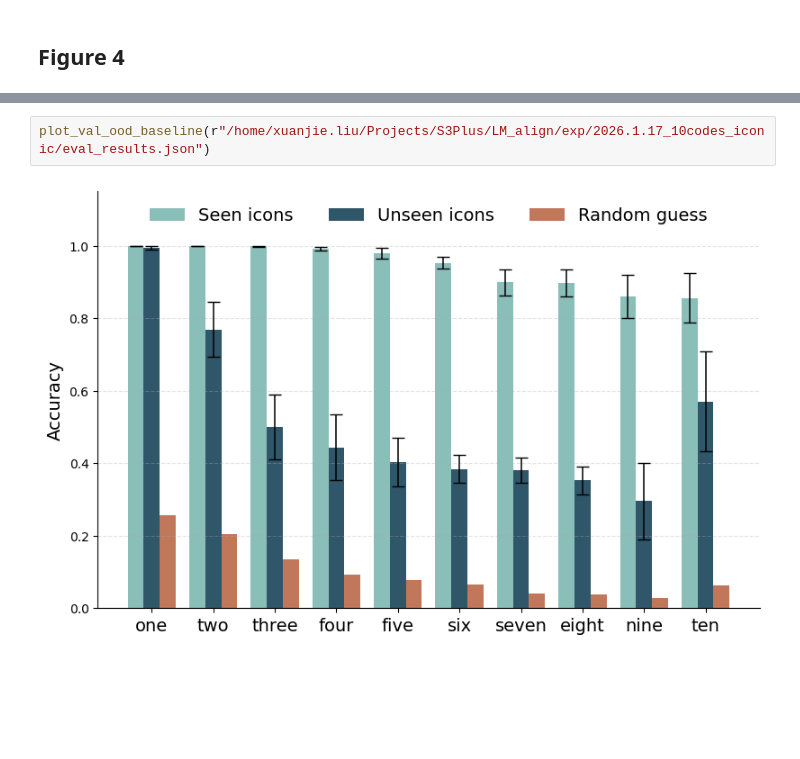
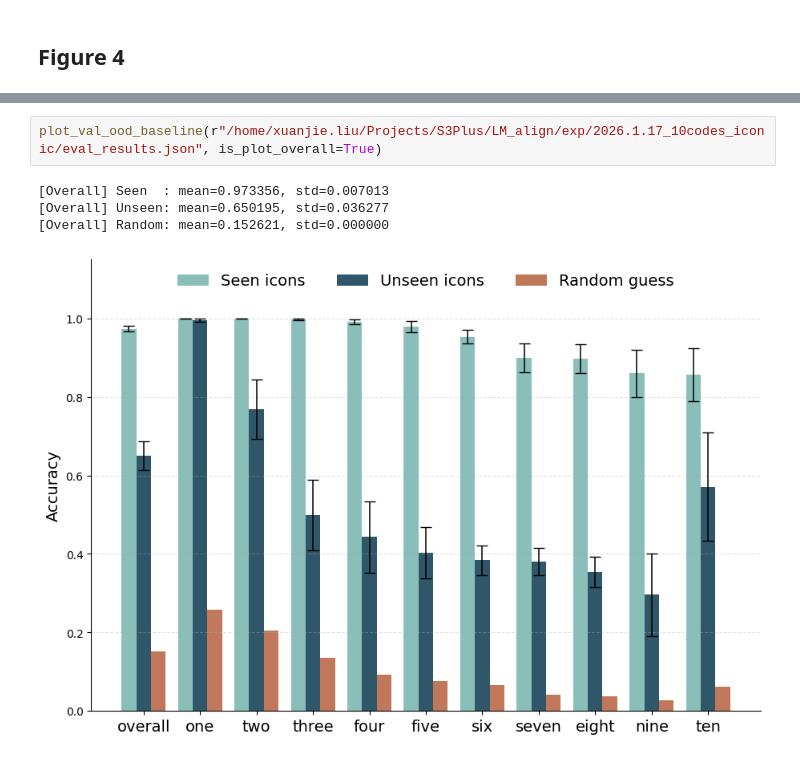
Before and after one commit to XuanjieLiu/S3Plus, a Jupyter notebook: LM_align/plots/plot_eval_results.ipynb, the cells around one changed output, grey strips where cells are left out. Drawn from its saved outputs; the diff is of its cells as text; blank space fills up the shorter version.

```diff
--- a/LM_align/plots/plot_eval_results.ipynb
+++ b/LM_align/plots/plot_eval_results.ipynb
@@ -227,4 +292,7 @@ plot_val_ood_baseline(r"D:\Projects\Gus Xia\S3Plus\LM_align\exp\2025.9.05_10code
 # %%
-plot_val_ood_baseline(r"/home/xuanjie.liu/Projects/S3Plus/LM_align/exp/2026.1.17_10codes_iconic/eval_results.json")
+plot_val_ood_baseline(r"/home/xuanjie.liu/Projects/S3Plus/LM_align/exp/2026.1.17_10codes_iconic/eval_results.json", is_plot_overall=True)
 # %% [output]
+[Overall] Seen  : mean=0.973356, std=0.007013
+[Overall] Unseen: mean=0.650195, std=0.036277
+[Overall] Random: mean=0.152621, std=0.000000
-[figure, old version]
+[figure, new version]
```
Also changed, not shown: parts of 2 cells of this notebook, 2 other files.
